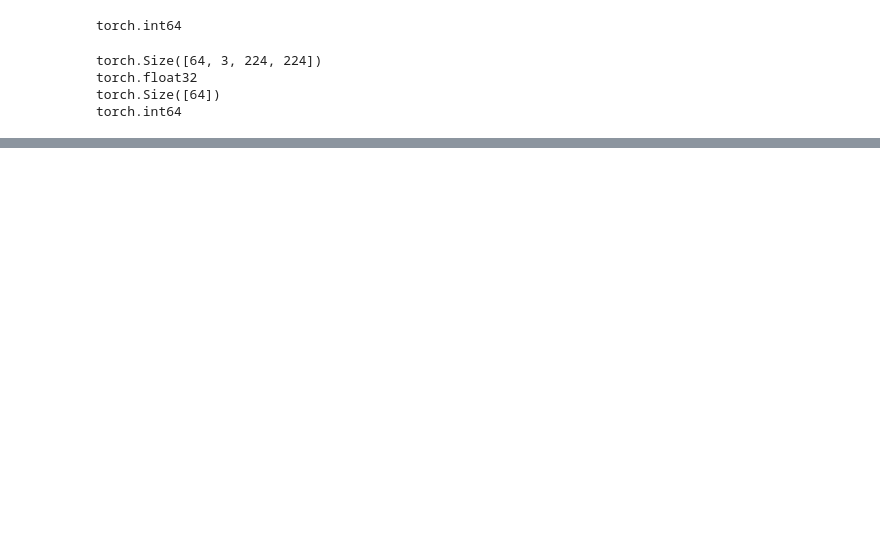
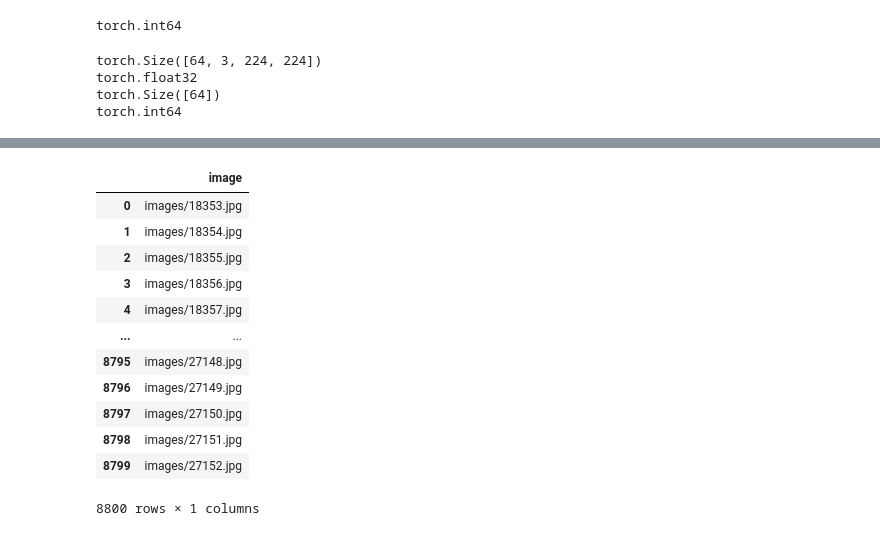
Before and after one commit to skyroom/d2l_zh_learning, a Jupyter notebook: 第7章现代卷积神经网络/kaggle图片分类比赛.ipynb, the cells around one changed output, grey strips where cells are left out. Saved outputs shown, nothing was run; the diff lists cells and outputs as text; code cells hidden in the pictures; blank space fills up the shorter version.

```diff
--- a/第7章现代卷积神经网络/kaggle图片分类比赛.ipynb
+++ b/第7章现代卷积神经网络/kaggle图片分类比赛.ipynb
@@ -271,0 +376,18 @@ loss nan, train acc 0.004, test acc 0.004
+# %%
+test_dataframe = pd.read_csv(prePath + 'test.csv')
+# %%
+test_dataframe
+# %% [output]
+|  | image |
+| 0 | images/18353.jpg |
+| 1 | images/18354.jpg |
+| 2 | images/18355.jpg |
+| 3 | images/18356.jpg |
+| 4 | images/18357.jpg |
+| ... | ... |
+| 8795 | images/27148.jpg |
+| 8796 | images/27149.jpg |
+| 8797 | images/27150.jpg |
+| 8798 | images/27151.jpg |
+| 8799 | images/27152.jpg |
+8800 rows × 1 columns
```
Also changed, not shown: parts of 42 cells of this notebook, 2 other files.
